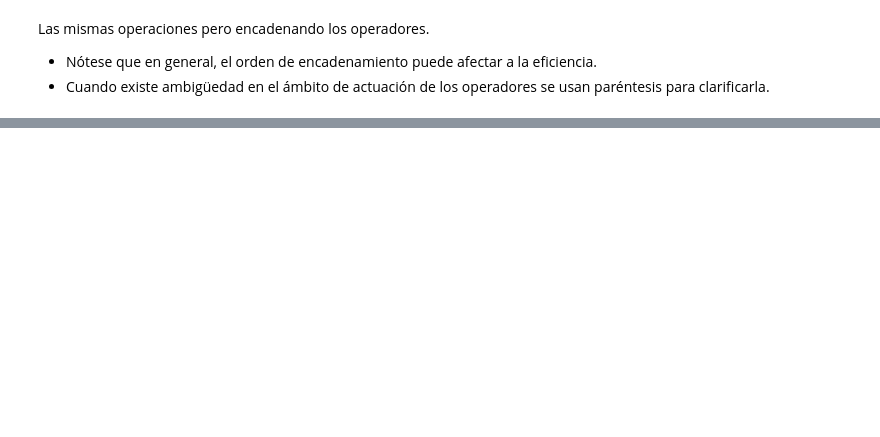
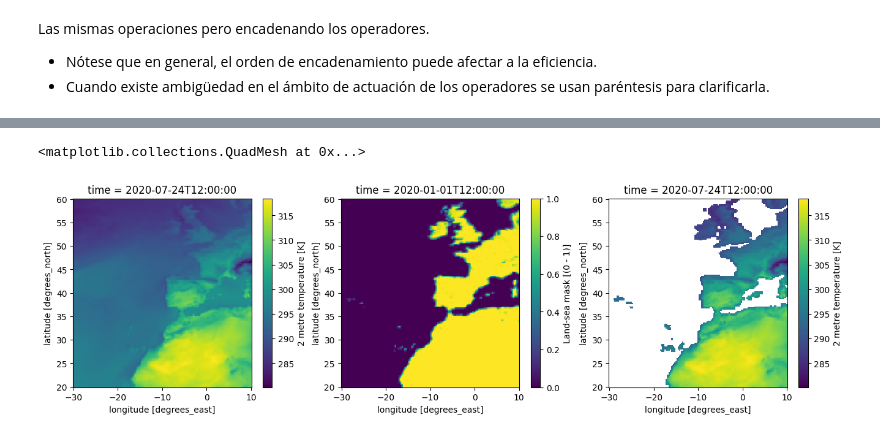
Before and after one commit to waveology/kitchen, a Jupyter notebook: introduccion_cdo_climate_data_operators.ipynb, the cells around one changed output, grey strips where cells are left out. Saved outputs shown, nothing was run; the diff lists cells and outputs as text; code cells hidden in the pictures; blank space fills up the shorter version.

```diff
--- a/introduccion_cdo_climate_data_operators.ipynb
+++ b/introduccion_cdo_climate_data_operators.ipynb
@@ -201,0 +388,8 @@ t2 = xr.open_dataset('peninsula.nc').t2m.sel(time='20200731').plot(ax=ax2)
+# %%
+fig,(ax1,ax2,ax3) = plt.subplots(1,3, figsize=(16,4))
+xr.open_dataset('t.nc').t2m.isel(time=0).plot(ax=ax1)
+xr.open_dataset('mascara_tierra_mar.nc').lsm.isel(time=0).plot(ax=ax2)
+xr.open_dataset('temperatura_tierra.nc').t2m.isel(time=0).plot(ax=ax3)
+# %% [output]
+<matplotlib.collections.QuadMesh at 0x...>
+[figure, added]
```
Also changed, not shown: parts of 43 cells of this notebook.
